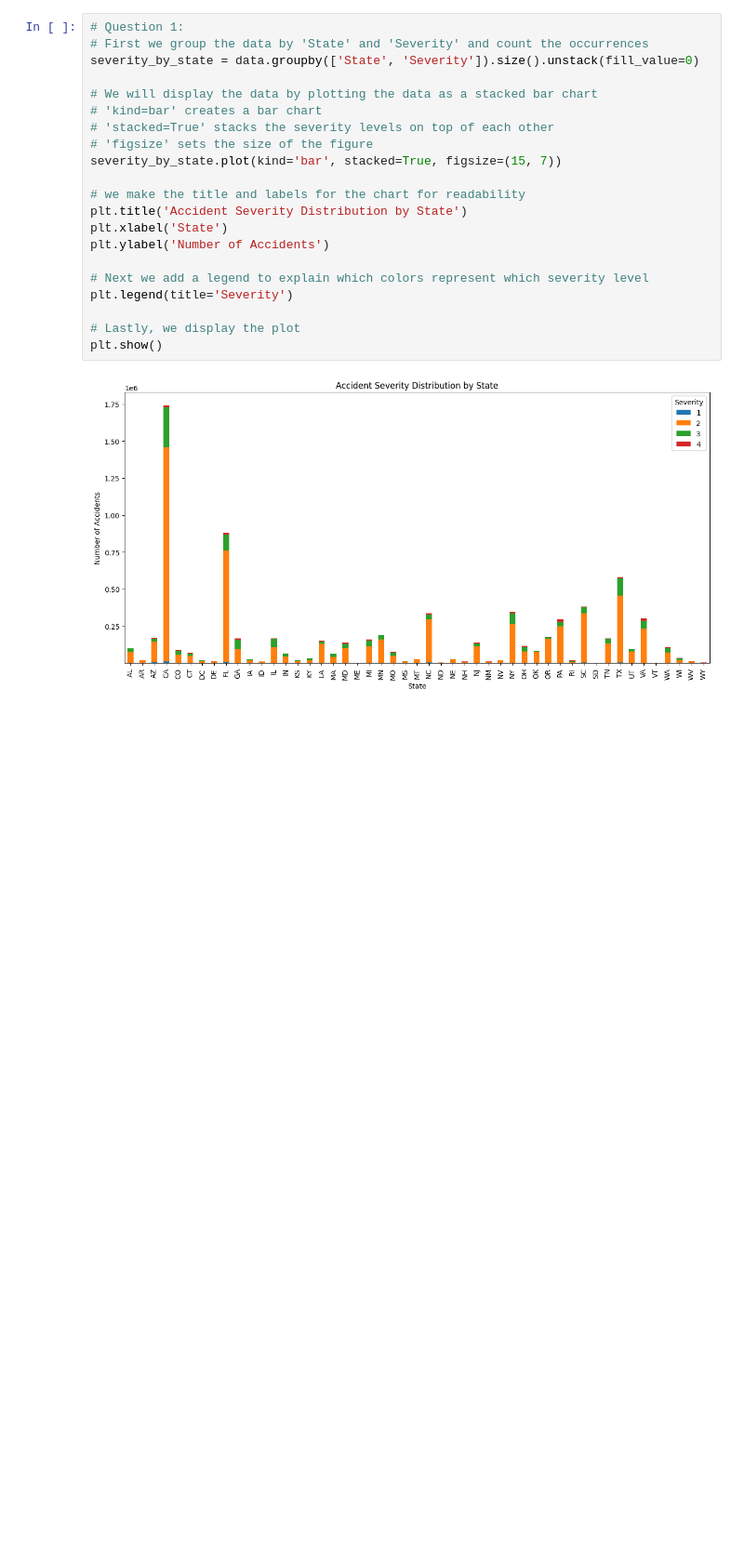
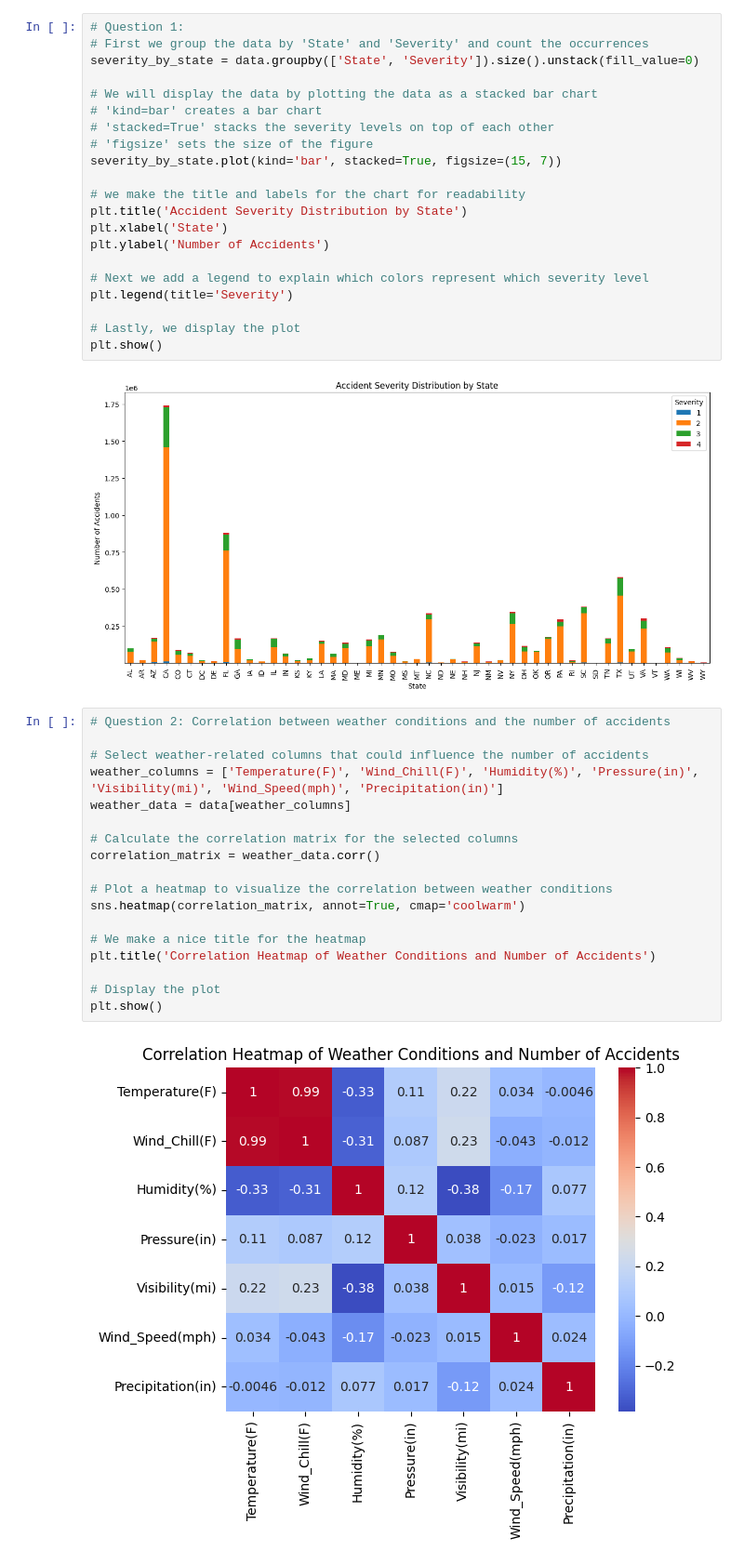
Before and after one commit to rvela042/US-Accidents-from-2016-to-2023, a Jupyter notebook: Main.ipynb, the cells around one changed output. Shown at 93% size. Cells and saved outputs as stored; diff of their text form; blank space fills up the shorter version.

Commit message:
Completed Question 2

```diff
--- a/Main.ipynb
+++ b/Main.ipynb
@@ -30,3 +30,23 @@ plt.legend(title='Severity')
 plt.show()
 # %% [output]
 [figure]
+# %%
+# Question 2: Correlation between weather conditions and the number of accidents
+
+# Select weather-related columns that could influence the number of accidents
+weather_columns = ['Temperature(F)', 'Wind_Chill(F)', 'Humidity(%)', 'Pressure(in)', 'Visibility(mi)', 'Wind_Speed(mph)', 'Precipitation(in)']
+weather_data = data[weather_columns]
+
+# Calculate the correlation matrix for the selected columns
+correlation_matrix = weather_data.corr()
+
+# Plot a heatmap to visualize the correlation between weather conditions
+sns.heatmap(correlation_matrix, annot=True, cmap='coolwarm')
+
+# We make a nice title for the heatmap
+plt.title('Correlation Heatmap of Weather Conditions and Number of Accidents')
+
+# Display the plot
+plt.show()
+# %% [output]
+[figure, added]
```
